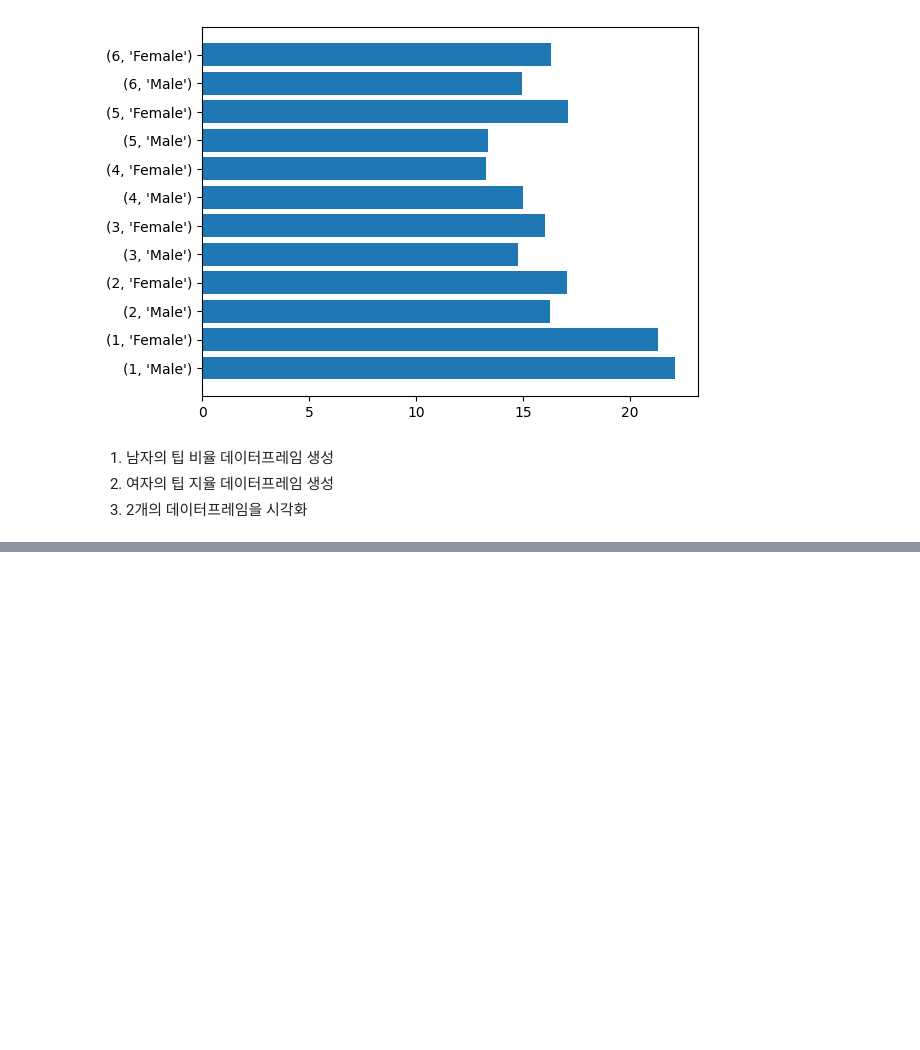
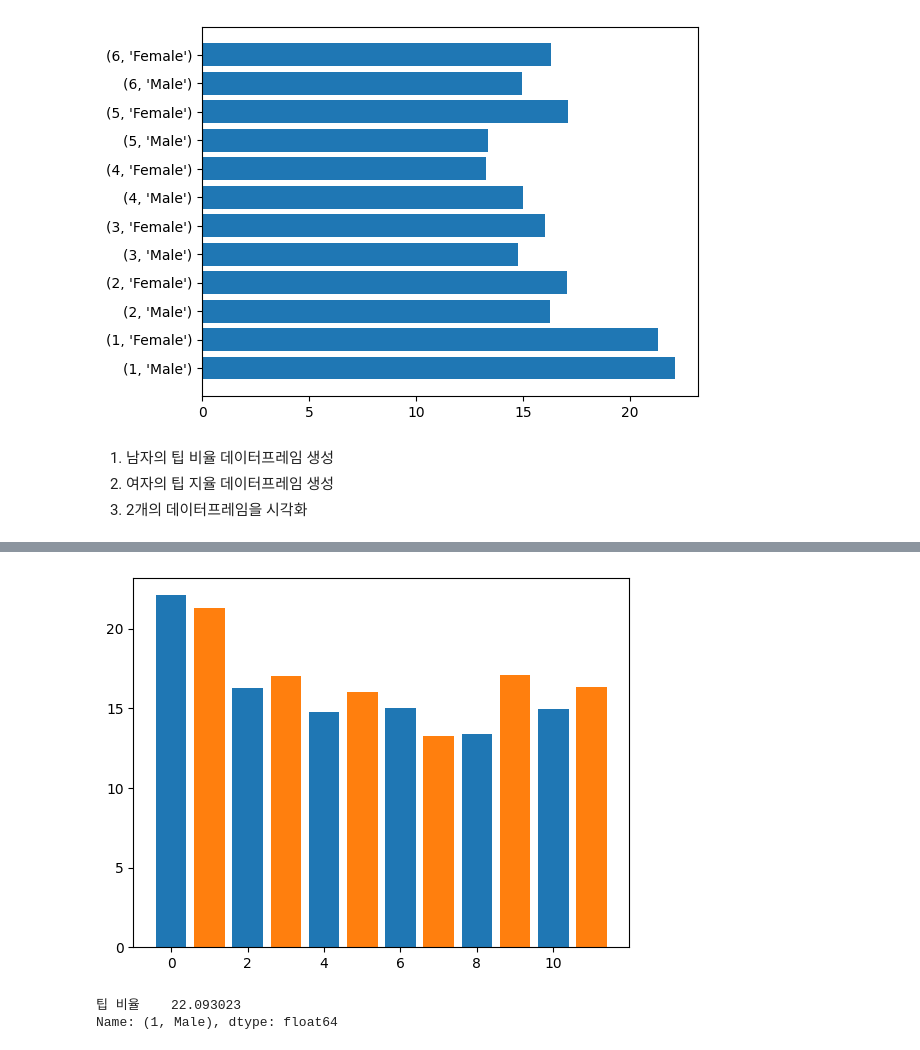
Before and after one commit to bsmoon-86/ezen-python, a Jupyter notebook: 230304/02_seaborn.ipynb, the cells around one changed output, grey strips where cells are left out. Drawn from its saved outputs; the diff is of its cells as text; code cells hidden in the pictures; blank space fills up the shorter version.

```diff
--- a/230304/02_seaborn.ipynb
+++ b/230304/02_seaborn.ipynb
@@ -80,0 +124,18 @@ female_data = pd.DataFrame()
+# %%
+plt.bar(x1, y1)
+plt.bar(x2, y2)
+plt.show()
+# %% [output]
+[figure, added]
+# %%
+
+## step3 : for문에서 male인 경우 해당하는 인덱스의 데이터를 출력
+## loc[인덱스 비교, 컬럼 비교]
+## iloc[인덱스의 위치 비교, 컬럼의 위치 비교]
+group_data.loc[(1, 'Male')]
+
+
+## step4 : for문에서 male, female인 경우 비어있는 데이터프레임에서 행 추가
+# %% [output]
+팁 비율    22.093023
+Name: (1, Male), dtype: float64
```
Also changed, not shown: parts of 15 cells of this notebook, 1 other file.
